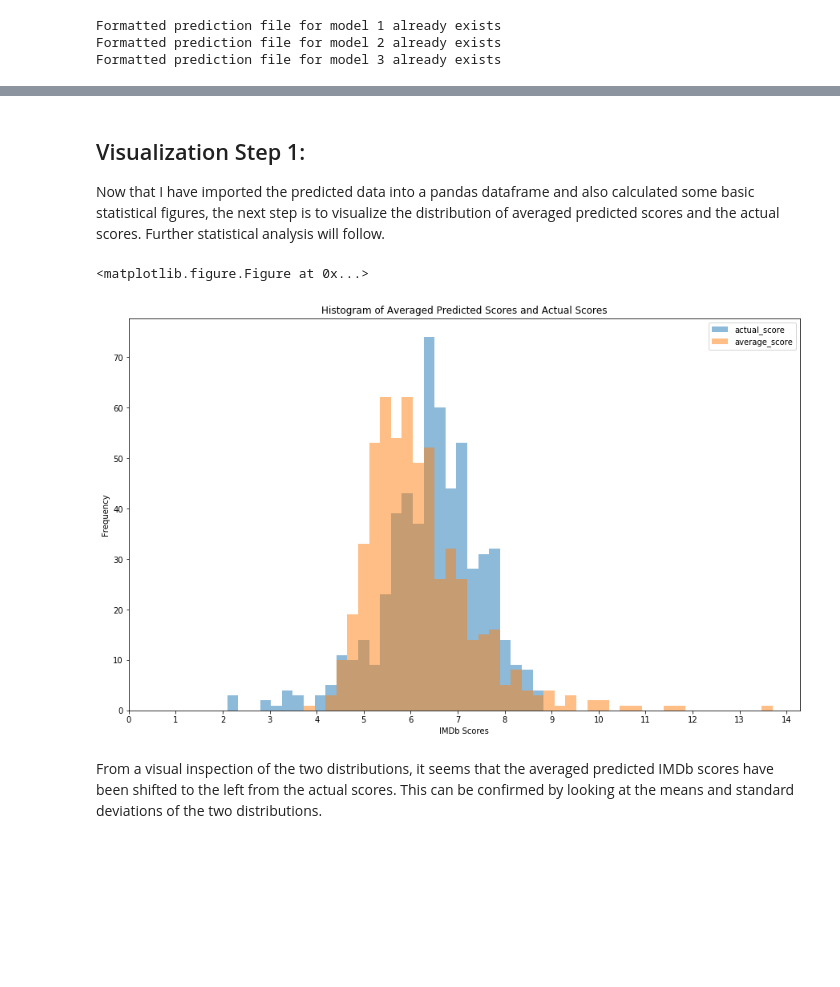
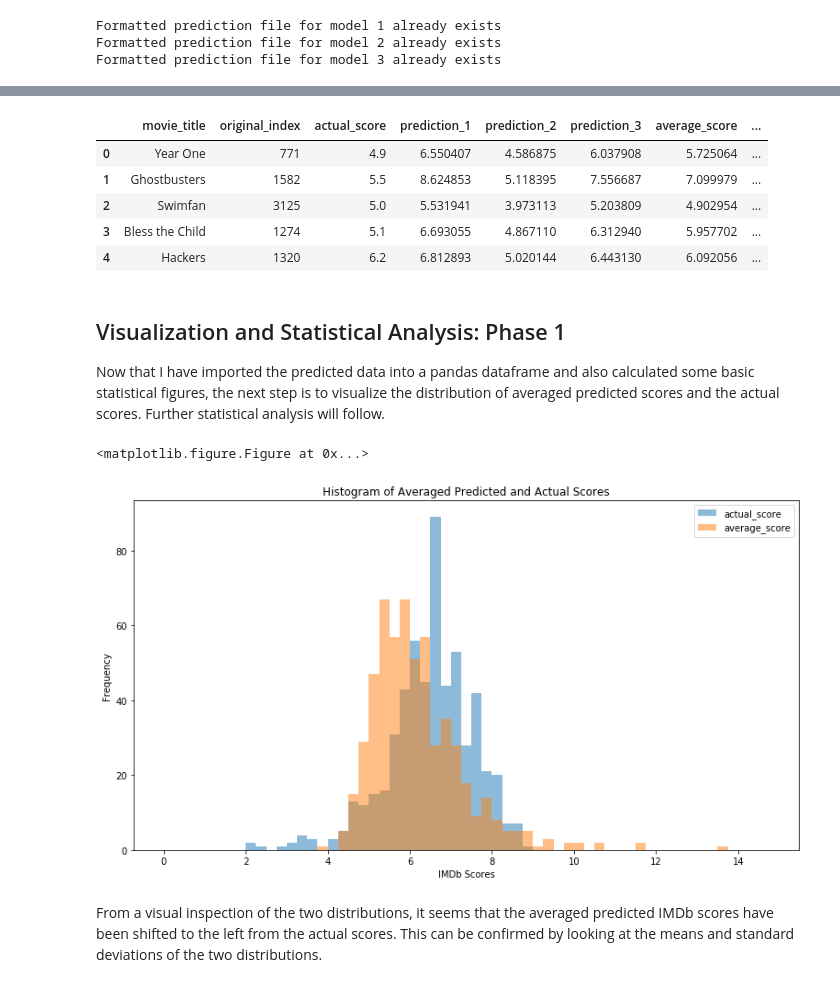
Before and after one commit to gestalt-howard/IMDb_Predictor, a Jupyter notebook: imdb_analysis.ipynb, the cells around one changed output, grey strips where cells are left out. Saved outputs shown, nothing was run; the diff lists cells and outputs as text; code cells hidden in the pictures; blank space fills up the shorter version.

```diff
--- a/imdb_analysis.ipynb
+++ b/imdb_analysis.ipynb
@@ -120,6 +120,16 @@ master_df['average_score'] = master_df[prediction_list].iloc[:].mean(axis=1)
 # %%
 # Compute the absolute errors of averaged scores from actual score
 master_df['percent_error'] = (master_df.actual_score - master_df.average_score)/master_df.actual_score
+# %%
+# Display the first couple rows of the dataframe
+master_df.head(5)
+# %% [output]
+|  | movie_title | original_index | actual_score | prediction_1 | prediction_2 | prediction_3 | average_score | ... |
+| 0 | Year One | 771 | 4.9 | 6.550407 | 4.586875 | 6.037908 | 5.725064 | ... |
+| 1 | Ghostbusters | 1582 | 5.5 | 8.624853 | 5.118395 | 7.556687 | 7.099979 | ... |
+| 2 | Swimfan | 3125 | 5.0 | 5.531941 | 3.973113 | 5.203809 | 4.902954 | ... |
+| 3 | Bless the Child | 1274 | 5.1 | 6.693055 | 4.867110 | 6.312940 | 5.957702 | ... |
+| 4 | Hackers | 1320 | 6.2 | 6.812893 | 5.020144 | 6.443130 | 6.092056 | ... |
 # %% [markdown]
-## Visualization Step 1:
+## Visualization and Statistical Analysis: Phase 1
 Now that I have imported the predicted data into a pandas dataframe and also calculated some basic statistical figures, the next step is to visualize the distribution of averaged predicted scores and the actual scores. Further statistical analysis will follow.
@@ -126,15 +143,20 @@ Now that I have imported the predicted data into a pandas dataframe and also cal
 # %%
-# Visualize distribution of actual scores and averaged predicted scores using histograms
+# Visualize the distribution of actual scores and averaged predicted scores using histograms
 plot_cols = ['actual_score', 'average_score']
 plt.clf();
-plt.figure;
-master_df[plot_cols].plot.hist(alpha=0.5, bins=50, figsize=(15, 9))
-plt.xticks(np.arange(0, 15, step = 1));
+plt.figure(figsize = (13, 7));
+hist_bins = np.arange(0,15, step = 0.25)
+
+plt.hist(master_df[plot_cols[0]], bins = hist_bins, alpha = 0.5, label=plot_cols[0])
+plt.hist(master_df[plot_cols[1]], bins = hist_bins, alpha = 0.5, label=plot_cols[1])
 plt.xlabel('IMDb Scores');
-plt.title('Histogram of Averaged Predicted Scores and Actual Scores');
+plt.ylabel('Frequency');
+plt.legend(loc='upper right');
+plt.title('Histogram of Averaged Predicted and Actual Scores');
+plt.show()
 # %% [output]
 <matplotlib.figure.Figure at 0x...>
-[figure, old version]
+[figure, new version]
 # %% [markdown]
 From a visual inspection of the two distributions, it seems that the averaged predicted IMDb scores have been shifted to the left from the actual scores. This can be confirmed by looking at the means and standard deviations of the two distributions.
 # %%
```
Also changed, not shown: parts of 35 cells of this notebook, 2 other files.
